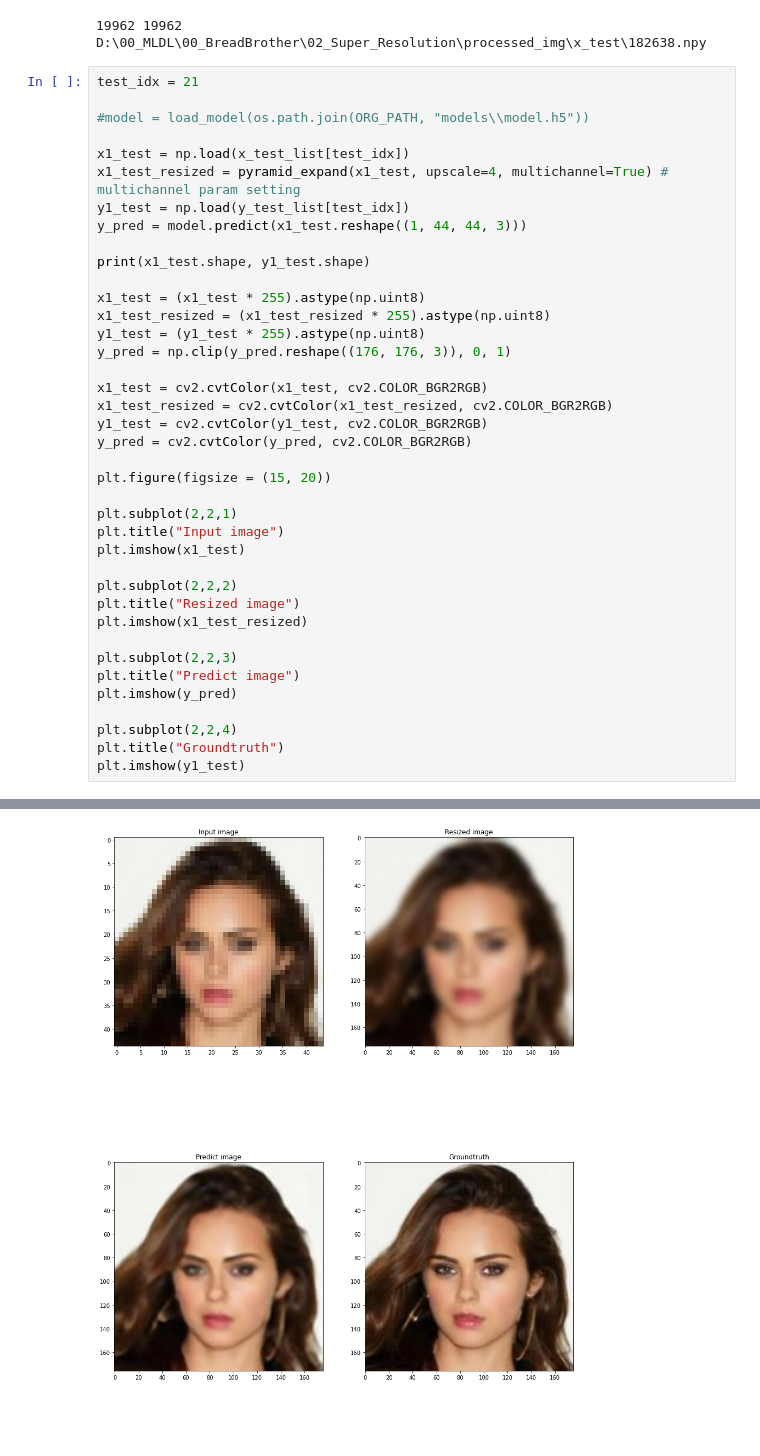
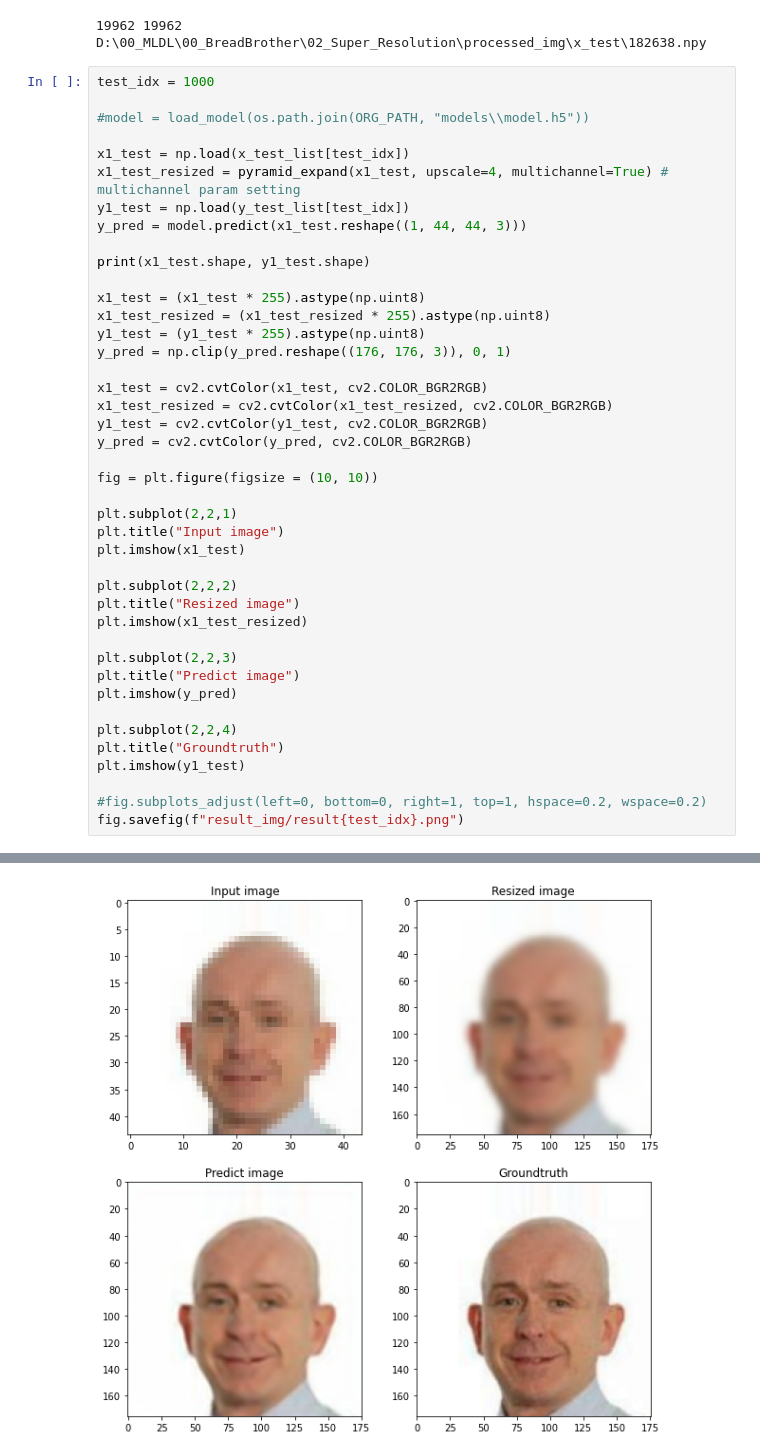
Before and after one commit to yhhyunn/super_resolution_clone, a Jupyter notebook: super_resolution.ipynb, the cells around one changed output, grey strips where cells are left out. Drawn from its saved outputs; the diff is of its cells as text; blank space fills up the shorter version.

```diff
--- a/super_resolution.ipynb
+++ b/super_resolution.ipynb
@@ -146,7 +146,7 @@ print(x_test_list[0])
 19962 19962
 D:\00_MLDL\00_BreadBrother\02_Super_Resolution\processed_img\x_test\182638.npy
 # %%
-test_idx = 21
+test_idx = 1000
 
 #model = load_model(os.path.join(ORG_PATH, "models\\model.h5"))
 
@@ -167,7 +167,7 @@ x1_test_resized = cv2.cvtColor(x1_test_resized, cv2.COLOR_BGR2RGB)
 y1_test = cv2.cvtColor(y1_test, cv2.COLOR_BGR2RGB)
 y_pred = cv2.cvtColor(y_pred, cv2.COLOR_BGR2RGB)
 
-plt.figure(figsize = (15, 20))
+fig = plt.figure(figsize = (10, 10))
 
 plt.subplot(2,2,1)
 plt.title("Input image")
@@ -184,5 +184,8 @@ plt.imshow(y_pred)
 plt.subplot(2,2,4)
 plt.title("Groundtruth")
 plt.imshow(y1_test)
+
+#fig.subplots_adjust(left=0, bottom=0, right=1, top=1, hspace=0.2, wspace=0.2)
+fig.savefig(f"result_img/result{test_idx}.png")
 # %% [output]
 (44, 44, 3) (176, 176, 3)
@@ -190 +192 @@ plt.imshow(y1_test)
-[figure, old version]
+[figure, new version]
```
Also changed, not shown: parts of 1 cell of this notebook, 1 other file.
